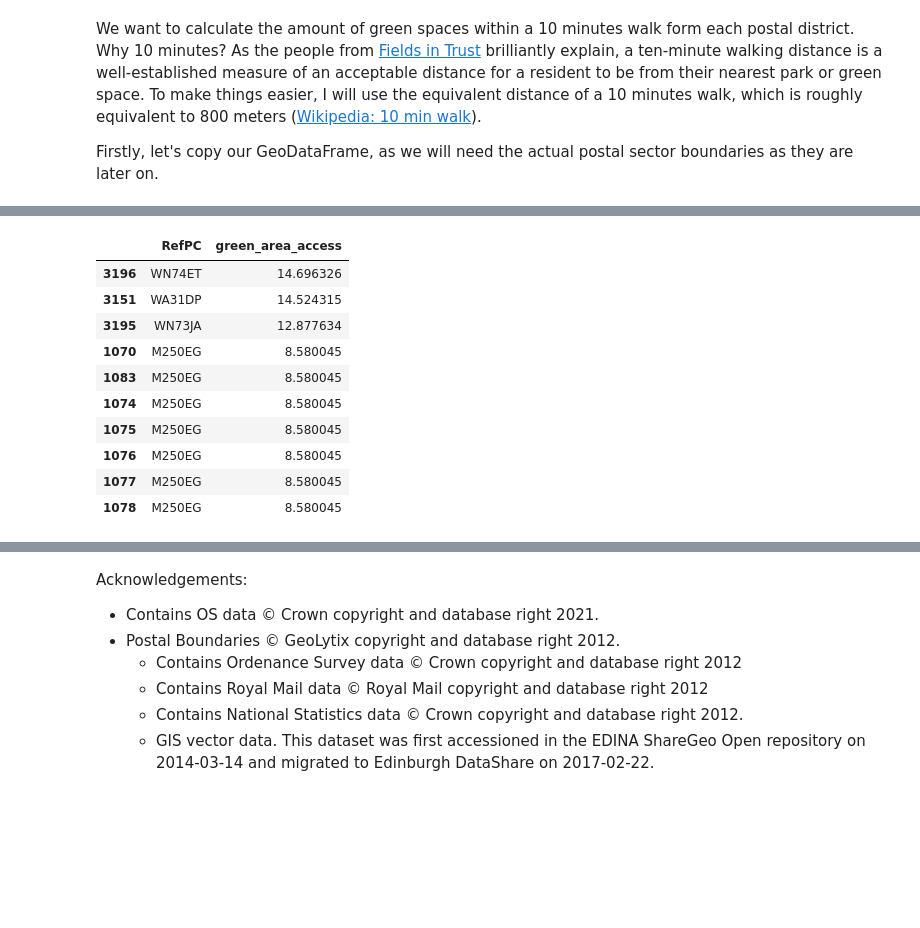
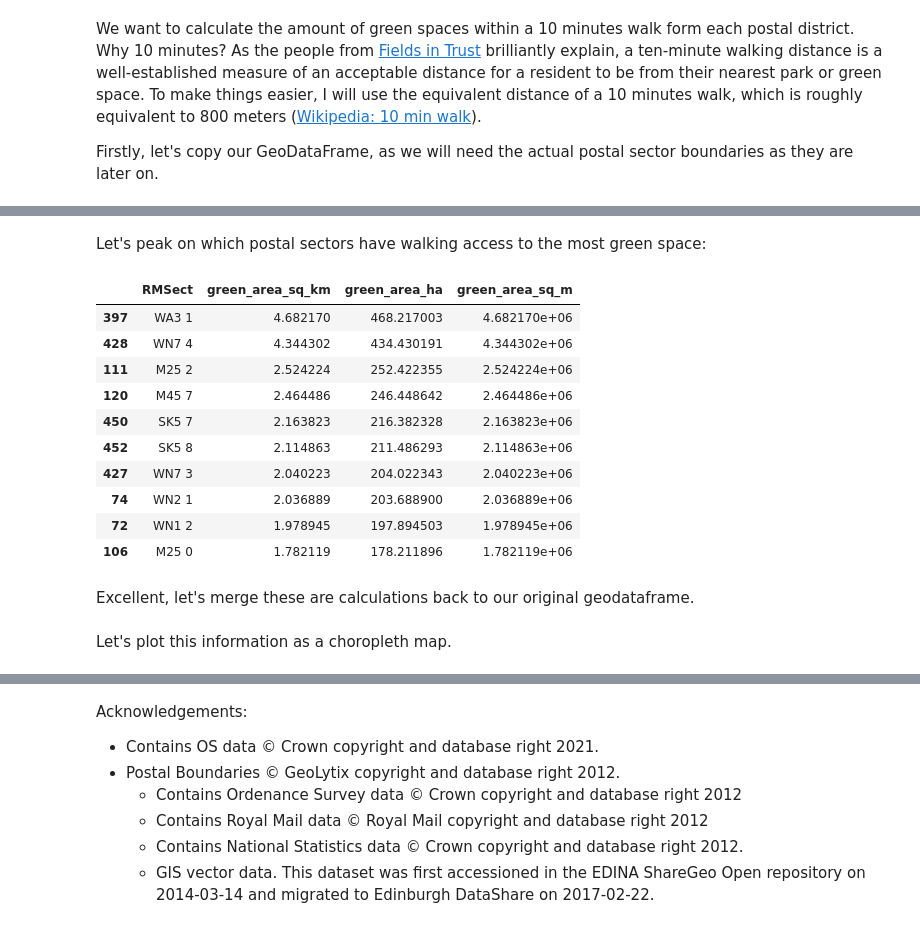
Before and after one commit to neperiana/data-science-projects, a Jupyter notebook: mapping_urban_green_areas/mapping_mcr_green_spaces.ipynb, the cells around one changed output, grey strips where cells are left out. Saved outputs shown, nothing was run; the diff lists cells and outputs as text; code cells hidden in the pictures; blank space fills up the shorter version.

```diff
--- a/mapping_urban_green_areas/mapping_mcr_green_spaces.ipynb
+++ b/mapping_urban_green_areas/mapping_mcr_green_spaces.ipynb
@@ -302,0 +297,4 @@ mcr_expanded_ps.head()
+# %%
+gmcr_expanded_ps.to_crs(epsg=6933, inplace=True)
+mcr_gs_ease = gmcr_gs.copy()
+mcr_gs_ease.to_crs(epsg=6933, inplace=True)
@@ -303,5 +303,7 @@ mcr_expanded_ps.head()
 # %%
-for i, postal_sectors in mcr_expanded_ps.iterrows():
-    for j, green_space in enumerate(mcr_gs['geometry']):
+gmcr_expanded_ps['green_area_sq_km'] = 0.0
+
+for i, postal_sectors in gmcr_expanded_ps.iterrows():
+    for j, green_space in enumerate(mcr_gs_ease['geometry']):
         green_area_in_postal_sector = postal_sectors['geometry'].intersection(green_space)
-        mcr_expanded_ps.at[i, 'green_area_access'] += green_area_in_postal_sector.area / 10**6
+        gmcr_expanded_ps.at[i, 'green_area_sq_km'] += green_area_in_postal_sector.area / 10**6 # squared km
@@ -310,15 +310,24 @@ mcr_expanded_ps = mcr_expanded_ps[['RefPC','green_area_access']]
+# %%
+gmcr_expanded_ps = gmcr_expanded_ps[['RMSect','green_area_sq_km']]
+# %%
+gmcr_expanded_ps['green_area_ha'] = gmcr_expanded_ps['green_area_sq_km'] * 100
+gmcr_expanded_ps['green_area_sq_m'] = gmcr_expanded_ps['green_area_sq_km'] * 1000000
+# %% [markdown]
+Let's peak on which postal sectors have walking access to the most green space:
 # %%
-mcr_expanded_ps.sort_values(by='green_area_access', ascending=False).head(10)
+gmcr_expanded_ps.sort_values(by='green_area_sq_km', ascending=False).head(10)
 # %% [output]
-|  | RefPC | green_area_access |
-| 3196 | WN74ET | 14.696326 |
-| 3151 | WA31DP | 14.524315 |
-| 3195 | WN73JA | 12.877634 |
-| 1070 | M250EG | 8.580045 |
-| 1083 | M250EG | 8.580045 |
-| 1074 | M250EG | 8.580045 |
-| 1075 | M250EG | 8.580045 |
-| 1076 | M250EG | 8.580045 |
-| 1077 | M250EG | 8.580045 |
-| 1078 | M250EG | 8.580045 |
+|  | RMSect | green_area_sq_km | green_area_ha | green_area_sq_m |
+| 397 | WA3 1 | 4.682170 | 468.217003 | 4.682170e+06 |
+| 428 | WN7 4 | 4.344302 | 434.430191 | 4.344302e+06 |
+| 111 | M25 2 | 2.524224 | 252.422355 | 2.524224e+06 |
+| 120 | M45 7 | 2.464486 | 246.448642 | 2.464486e+06 |
+| 450 | SK5 7 | 2.163823 | 216.382328 | 2.163823e+06 |
+| 452 | SK5 8 | 2.114863 | 211.486293 | 2.114863e+06 |
+| 427 | WN7 3 | 2.040223 | 204.022343 | 2.040223e+06 |
+| 74 | WN2 1 | 2.036889 | 203.688900 | 2.036889e+06 |
+| 72 | WN1 2 | 1.978945 | 197.894503 | 1.978945e+06 |
+| 106 | M25 0 | 1.782119 | 178.211896 | 1.782119e+06 |
+# %% [markdown]
+Excellent, let's merge these are calculations back to our original geodataframe.
 # %%
@@ -330,4 +339,6 @@ mcr_ps = pd.merge(
 )
+# %% [markdown]
+Let's plot this information as a choropleth map.
 # %%
 fig, ax = plt.subplots(figsize=(20,15))
 
```
Also changed, not shown: parts of 19 cells of this notebook, 1 other file.
